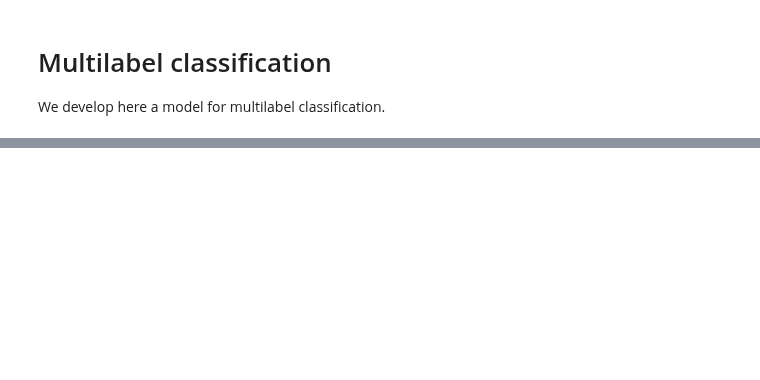
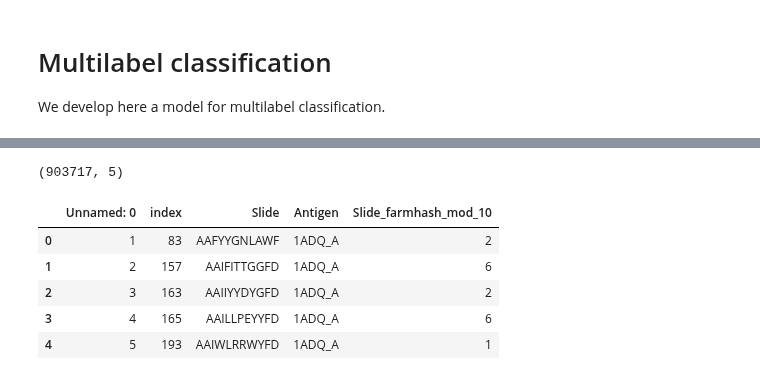
Before and after one commit to csi-greifflab/negative-class-optimization, a Jupyter notebook: notebooks/17_Absolut_Multilabel.ipynb, the cells around one changed output, grey strips where cells are left out. Drawn from its saved outputs; the diff is of its cells as text; code cells hidden in the pictures; blank space fills up the shorter version.

```diff
--- a/notebooks/17_Absolut_Multilabel.ipynb
+++ b/notebooks/17_Absolut_Multilabel.ipynb
@@ -38,0 +102,14 @@ tensor(0.6978, grad_fn=<BinaryCrossEntropyBackward0>)
+# %%
+df_train_val = pd.read_csv("../data/Absolut/processed/multilabel/df_train_val.tsv", sep='\t')
+df_train_val_2 = pd.read_csv("../data/Absolut/processed/multiclass/df_train_val.tsv", sep='\t')
+
+print(df_train_val.shape)
+df_train_val.head()
+# %% [output]
+(903717, 5)
+|  | Unnamed: 0 | index | Slide | Antigen | Slide_farmhash_mod_10 |
+| 0 | 1 | 83 | AAFYYGNLAWF | 1ADQ_A | 2 |
+| 1 | 2 | 157 | AAIFITTGGFD | 1ADQ_A | 6 |
+| 2 | 3 | 163 | AAIIYYDYGFD | 1ADQ_A | 2 |
+| 3 | 4 | 165 | AAILLPEYYFD | 1ADQ_A | 6 |
+| 4 | 5 | 193 | AAIWLRRWYFD | 1ADQ_A | 1 |
```
Also changed, not shown: parts of 16 cells of this notebook, 9 other files.
